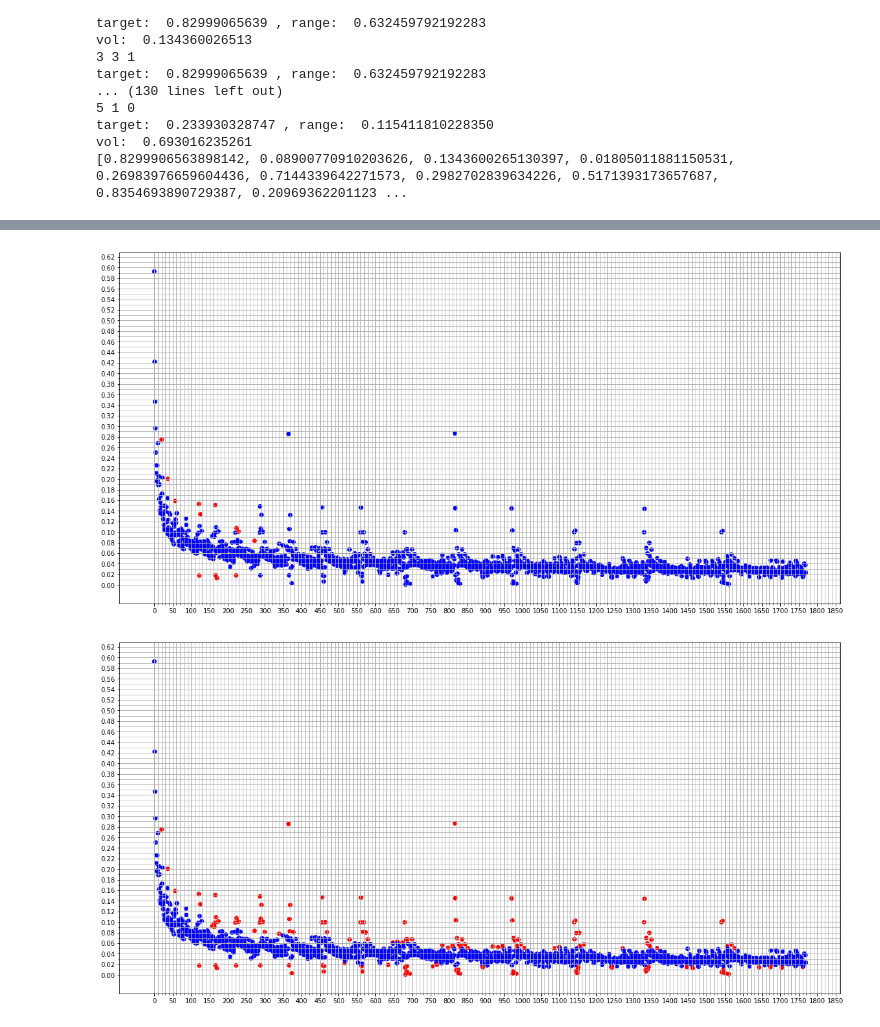
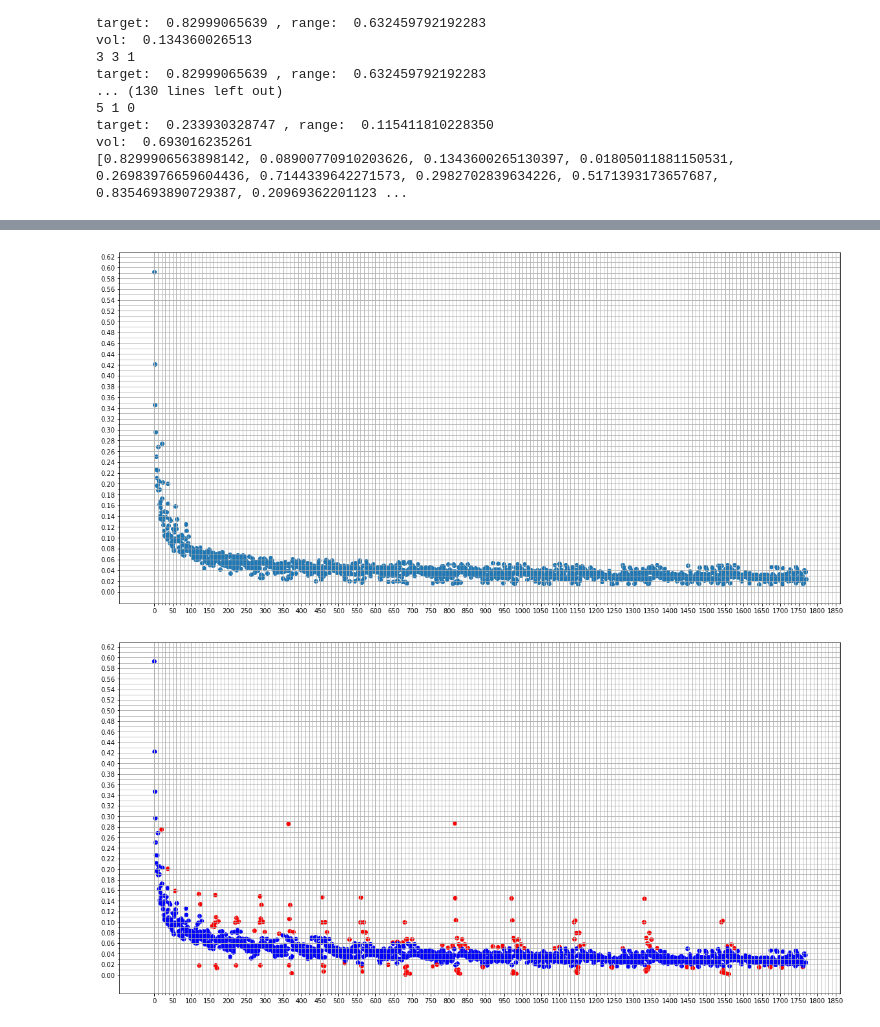
Before and after one commit to caoandong/Calabi_Yau, a Jupyter notebook: triangulate/Triangulate_2.ipynb, the cells around one changed output, grey strips where cells are left out. Cells and saved outputs as stored; diff of their text form; code cells hidden in the pictures.

```diff
--- a/triangulate/Triangulate_2.ipynb
+++ b/triangulate/Triangulate_2.ipynb
@@ -1256,0 +1261,16 @@ Done.
+# %%
+import numpy as np
+def read_heights_vol(file_path):
+    h_list = []
+    v_list = []
+    data_file = open(file_path, 'r')
+    for line in data_file:
+        data = eval(line)
+        h_list.append(data[0])
+        v_list.append(data[1])
+    data_file.close()
+    return h_list, v_list
+
+file_path = '/home/carnd/CYML/output/train/cylinder/lift_1_to_20.txt'
+h_list, v_list = read_heights_vol(file_path)
+print 'Done.'
@@ -1275,31 +1297,31 @@ Done.
 # %%
 import numpy as np
 import matplotlib.pyplot as plt
 
-x = volume_list_2
-y = np.arange(len(volume_list_2))
-color = []
-for i in range(len(volume_list_2)):
-    if y[i] in off_list:
-        color.append('r')
-    else:
-        color.append('b')
+x = v_list
+y = np.arange(len(v_list))
+# color = []
+# for i in range(len(v_list)):
+#     if y[i] in off_list:
+#         color.append('r')
+#     else:
+#         color.append('b')
 x_major_ticks = np.arange(0, 1, 0.02)
 x_minor_ticks = np.arange(0, 1, 0.01)
 y_major_ticks = np.arange(0, 2000, 50)
 y_minor_ticks = np.arange(0, 2000, 10)
 fig = plt.figure(figsize=(20,10))
 ax = fig.add_subplot(1, 1, 1)
 #plt.figure(figsize=(20,10))
 ax.set_yticks(x_major_ticks)
 ax.set_yticks(x_minor_ticks, minor=True)
 ax.set_xticks(y_major_ticks)
 ax.set_xticks(y_minor_ticks, minor=True)
 ax.grid(which='both')
-plt.scatter(y, x, c=color)
+plt.scatter(y, x)
 plt.show()
 # %% [output]
-[figure, old version]
+[figure, new version]
 # %%
 import numpy as np
 import matplotlib.pyplot as plt
```
Also changed, not shown: parts of 7 cells of this notebook, 5 other files.
